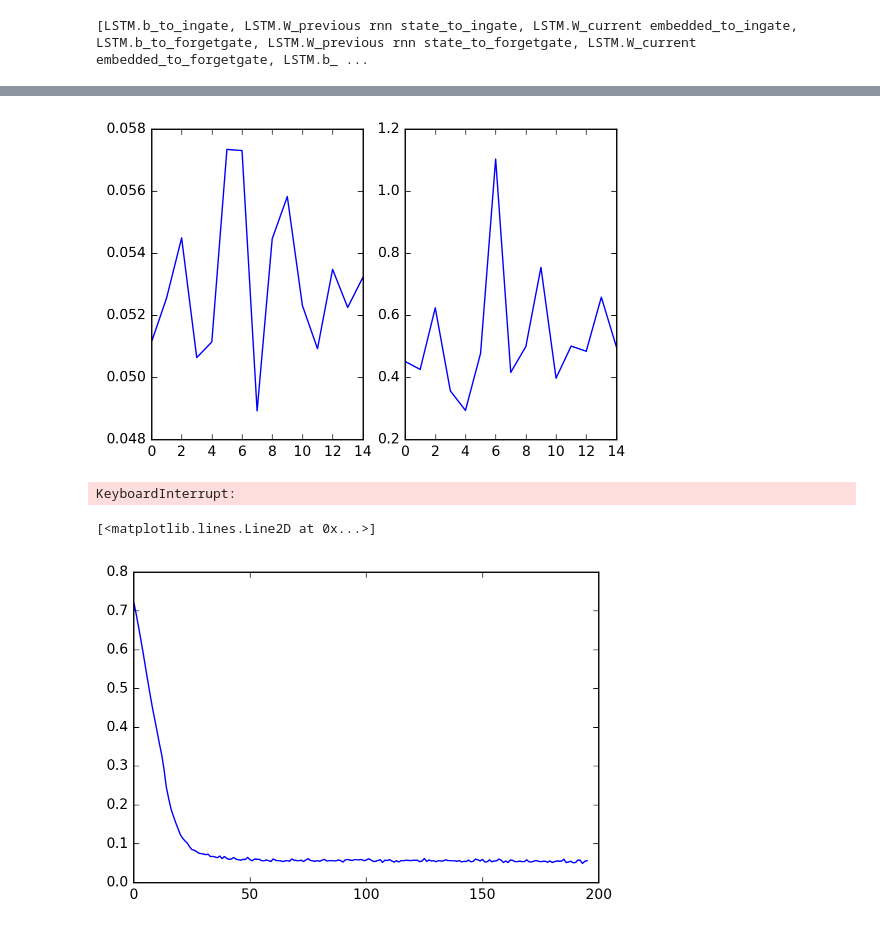
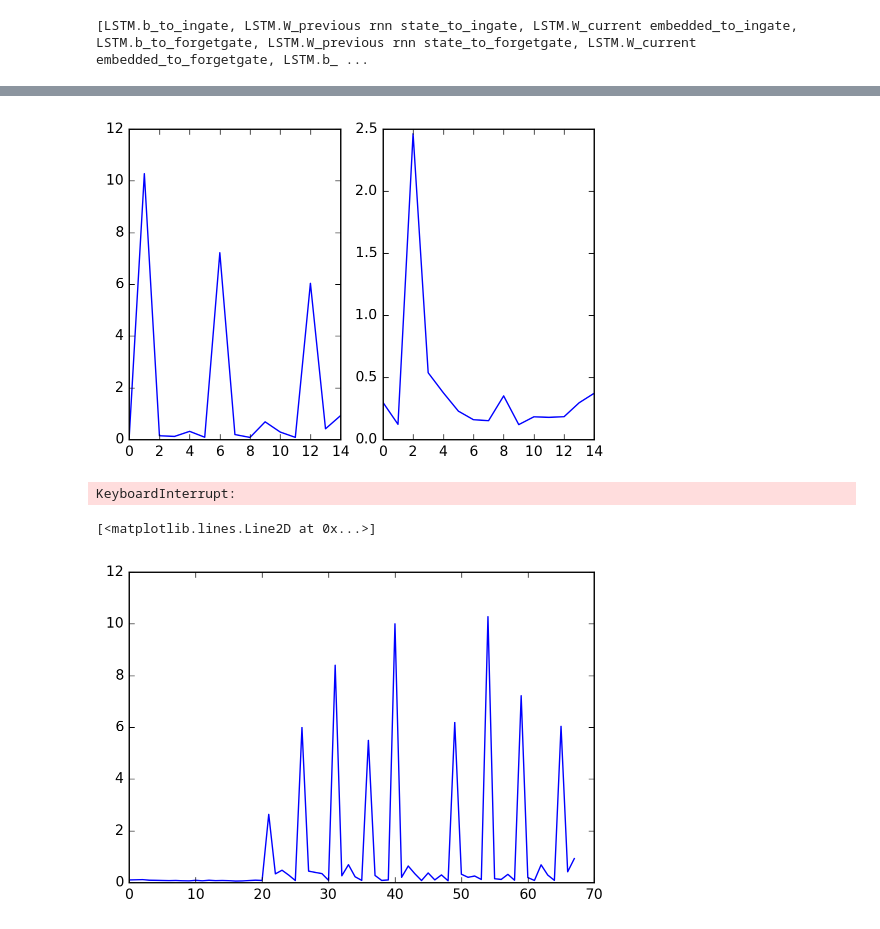
Before and after one commit to TIXFeniks/Hathor, a Jupyter notebook: Network.ipynb, the cells around one changed output, grey strips where cells are left out. Drawn from its saved outputs; the diff is of its cells as text; code cells hidden in the pictures.

```diff
--- a/Network.ipynb
+++ b/Network.ipynb
@@ -26,7 +30,7 @@ sequence = sparse.csc_fmatrix('input_seq')
 dur_seq = T.fvector('Duration sequence')
 d_s_resh = dur_seq.reshape((-1, seq_len))
 
-embedd_w = theano.shared(np.random.normal(0,0.001, (128, EMB_SIZE)))
+embedd_w = theano.shared(np.random.normal(0,0.001, (128, EMB_SIZE)).astype("float32"))
 sequence_embedded = sparse.dot(sequence, embedd_w).reshape((-1, seq_len, EMB_SIZE))
 
 
@@ -105,13 +109,6 @@ class step:
     next_dur = ReshapeLayer(next_dur_, (-1,))
 
     def tokenize(probas):
-        """
-        zer = T.zeros(shape=probas.shape)
-
-        one = T.argmax(probas, axis=-1)
-
-        return one#T.set_subtensor(zer[:, one], 1)
-        """
         return T.lt(srng.uniform(size=probas.shape), probas ).astype('float32')#max_mask(probas, 1) for argmax
 
     #pick next token from predicted probas
@@ -122,5 +119,5 @@ training_loop = Recurrence(
     state_variables={step.h_new:step.h_prev, step.c_new:step.c_prev},
     input_sequences={step.inp:l_input_sequence, step.dur_inp:l_input_dur_sequence},
     tracked_outputs=[step.next_token_probas,step.next_dur],
-    unroll_scan=False,
+    unroll_scan=False,force_cast_types=True
 )
@@ -166,7 +154,7 @@ loss = loss.reshape((-1,seq_len - 1))[:,SKIP_LOSS:].mean()
 
 
 
-updates = lasagne.updates.adam(loss,weights)
+updates = lasagne.updates.adagrad(loss,weights)
 # %%
 upds = OrderedDict()
 # %%
@@ -221,35 +220,37 @@ seq_len.set_value(dataset_generation.SEQ_LEN)
 # %%
 from IPython.display import clear_output
 
+batch_size = 5
+
 #train loop
-t = tqdm_notebook(dataset_generation.iterate_minibatches(1000, 1000), total = 1000)
+t = tqdm_notebook(dataset_generation.iterate_minibatches(1000, batch_size), total = 1000)
 
 
 
 it = 1
 for batch in t:
     notes = batch[:,:-1]
     durations = np.array( batch[:,-1].todense()).ravel()
     categ, reg = train_step(notes, durations)
     categ_hist.append(categ.mean())
     reg_hist.append(reg.mean())
     it+=1
     if it%1 == 0:
         clear_output()
 
         plt.subplot(1,2,1)
         plt.plot(categ_hist[-15:])
         plt.subplot(1,2,2)
         plt.plot(reg_hist[-15:])
         plt.show()
 # %% [output]
-[figure, old version]
+[figure, new version]
 KeyboardInterrupt:
 # %%
 plt.plot(categ_hist)
 # %% [output]
 [<matplotlib.lines.Line2D at 0x...>]
-[figure, old version]
+[figure, new version]
 # %%
 import pickle as pkl
 # %%
```
Also changed, not shown: parts of 7 cells of this notebook, 3 other files.
